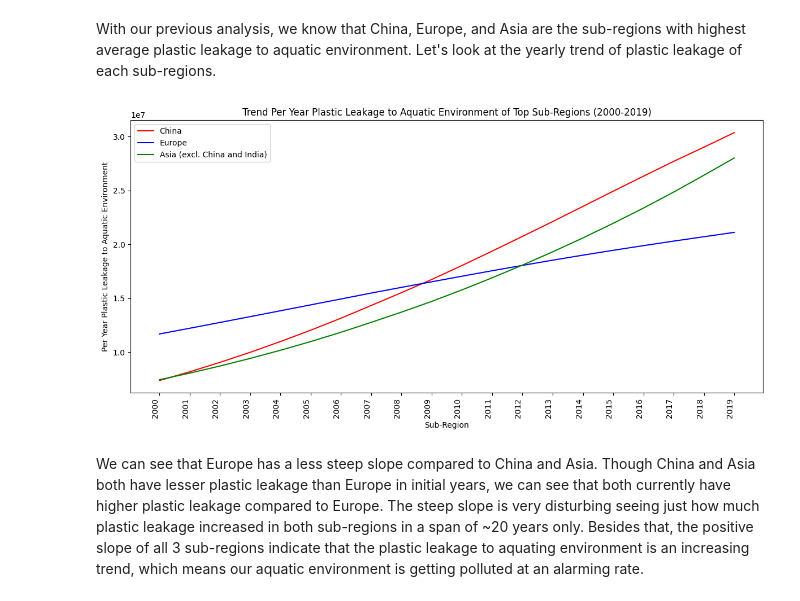
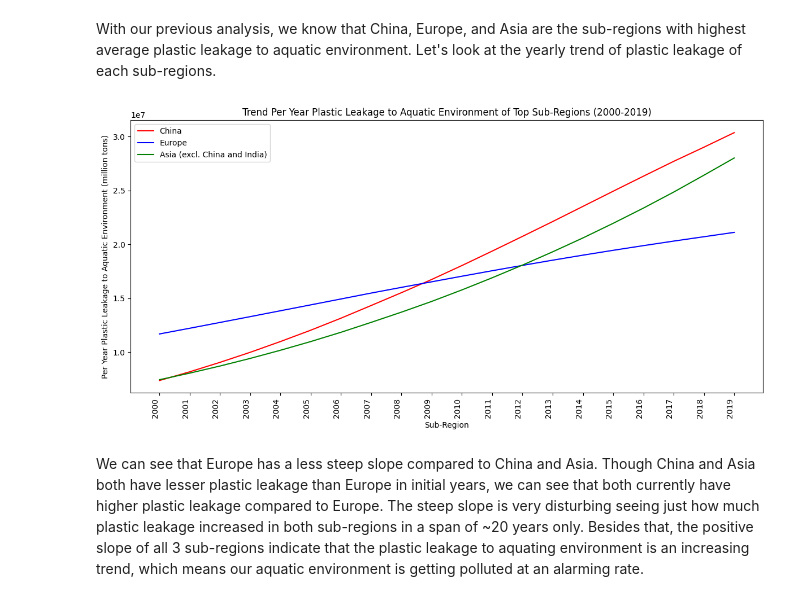
Before and after one commit to audreymarthin/Project9_CS215_Audrey_Marthin, a Jupyter notebook: Project9_Audrey Marthin.ipynb, the cells around one changed output. Drawn from its saved outputs; the diff is of its cells as text; code cells hidden in the pictures.

```diff
--- a/Project9_Audrey Marthin.ipynb
+++ b/Project9_Audrey Marthin.ipynb
@@ -353,27 +353,27 @@ With our previous analysis, we know that China, Europe, and Asia are the sub-reg
 # %%
 # take top 3 sub-region data only
 df_china = df_region_only[df_region_only["Entity"] == "China"]
 df_europe = df_region_only[df_region_only["Entity"] == "Europe"]
 df_asia = df_region_only[df_region_only["Entity"] == "Asia (excl. China and India)"]
 
 # visualize the average trend of metrics from all sub-regions over the period 2000-2019
 plt.figure(figsize=(12, 6))
 sns.lineplot(data=df_china, x="Year", y="Per year plastic leakage to aquatic environment", color="red", label="China")
 sns.lineplot(data=df_europe, x="Year", y="Per year plastic leakage to aquatic environment", color="blue", label="Europe")
 sns.lineplot(data=df_asia, x="Year", y="Per year plastic leakage to aquatic environment", color="green", label="Asia (excl. China and India)")
 
 # set labels and titles
 plt.title("Trend Per Year Plastic Leakage to Aquatic Environment of Top Sub-Regions (2000-2019)")
 plt.xlabel("Sub-Region")
-plt.ylabel("Per Year Plastic Leakage to Aquatic Environment")
+plt.ylabel("Per Year Plastic Leakage to Aquatic Environment (million tons)")
 
 # adjust layout
 plt.xticks(df_china["Year"], rotation=90, ha="right")
 plt.tight_layout()
 plt.legend()
 plt.show()
 # %% [output]
-[figure, old version]
+[figure, new version]
 # %% [markdown]
 We can see that Europe has a less steep slope compared to China and Asia. Though China and Asia both have lesser plastic leakage than Europe in initial years, we can see that both currently have higher plastic leakage compared to Europe. The steep slope is very disturbing seeing just how much plastic leakage increased in both sub-regions in a span of ~20 years only. Besides that, the positive slope of all 3 sub-regions indicate that the plastic leakage to aquating environment is an increasing trend, which means our aquatic environment is getting polluted at an alarming rate.
 # %%
```
Also changed, not shown: parts of 3 cells of this notebook.
